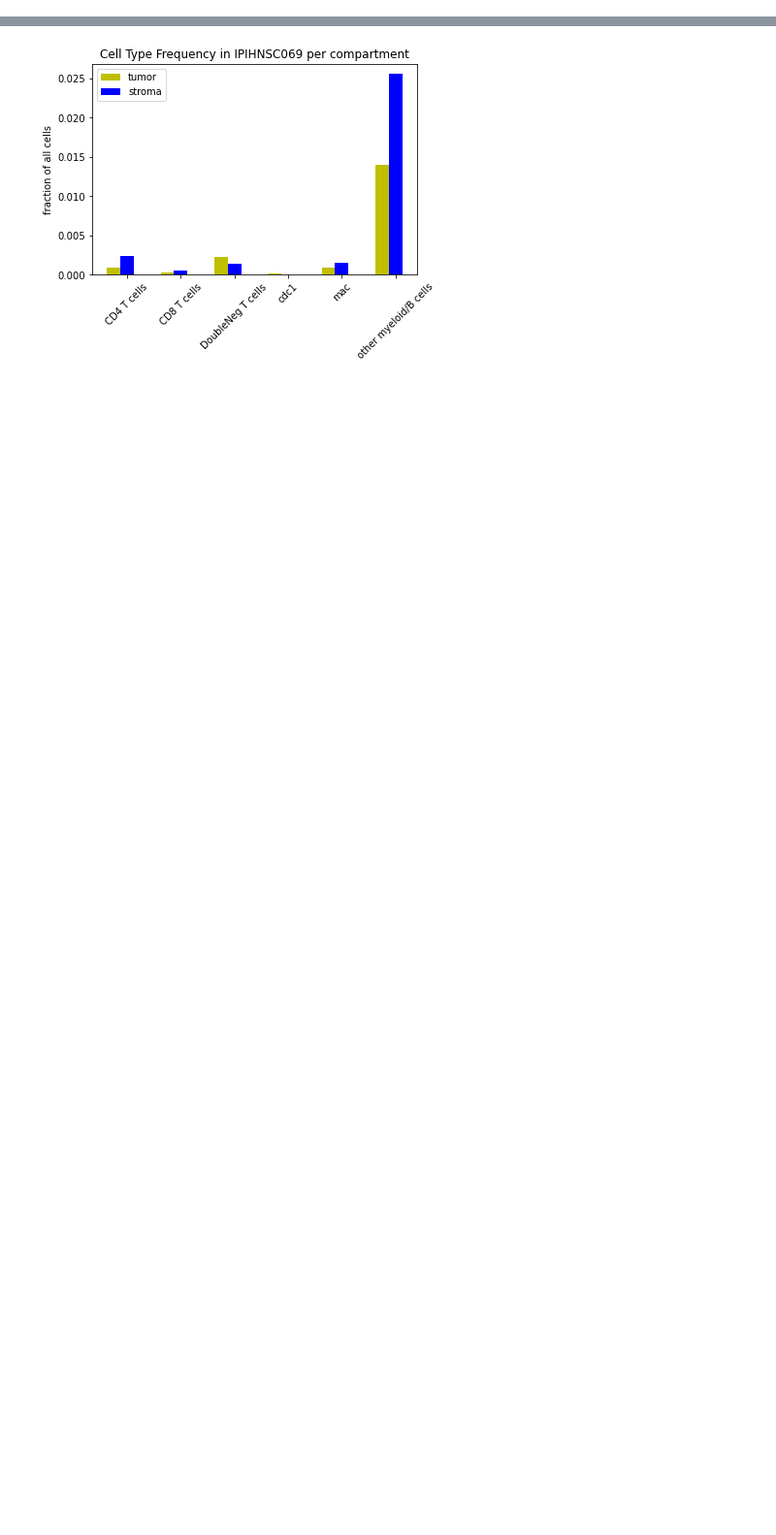
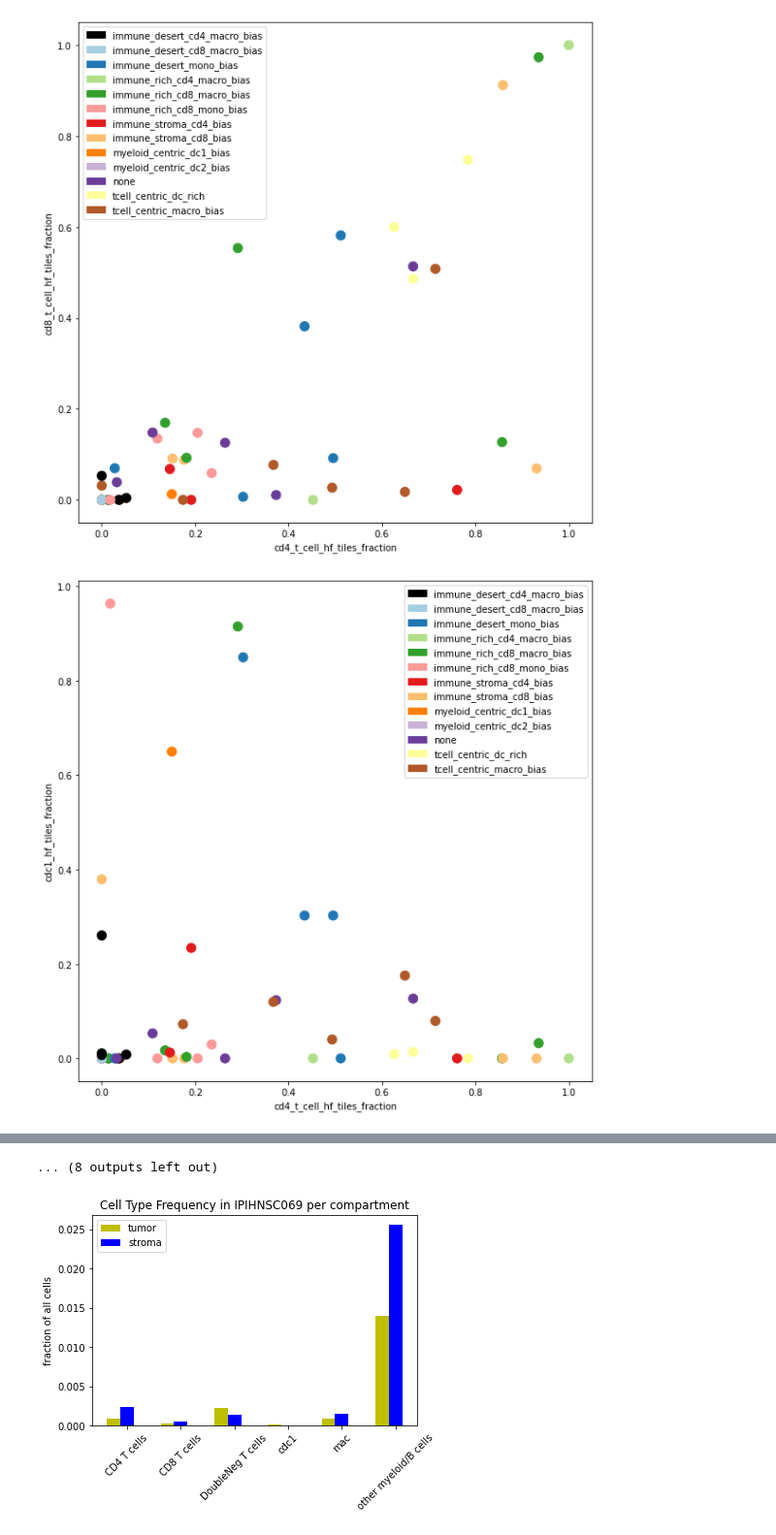
Before and after one commit to awedwards/IPI_analysis_scripts, a Jupyter notebook: plot.ipynb, the cells around one changed output, grey strips where cells are left out. Shown at 97% size. Cells and saved outputs as stored; diff of their text form; code cells hidden in the pictures; blank space fills up the shorter version.

```diff
--- a/plot.ipynb
+++ b/plot.ipynb
@@ -39,0 +72,12 @@ plt.savefig(Path(savedir,sample,f"{sample}_frequency.png"),bbox_inches='tight',f
+# %%
+for ct1 in cell_types:
+    for ct2 in cell_types:
+
+        if ct1==ct2: continue
+        feature1 = ct1 + "_hf_tiles_fraction"
+        feature2 = ct2 + "_hf_tiles_fraction"
+
+        double_feature_scatter_plot(df, feature1, feature2, colors, savedir, log=False)
+# %% [output]
+[figure, added]
+[figure, added]
@@ -39,0 +94 @@ plt.savefig(Path(savedir,sample,f"{sample}_frequency.png"),bbox_inches='tight',f
+... (8 outputs left out)
```
Also changed, not shown: parts of 22 cells of this notebook, 2 other files.
